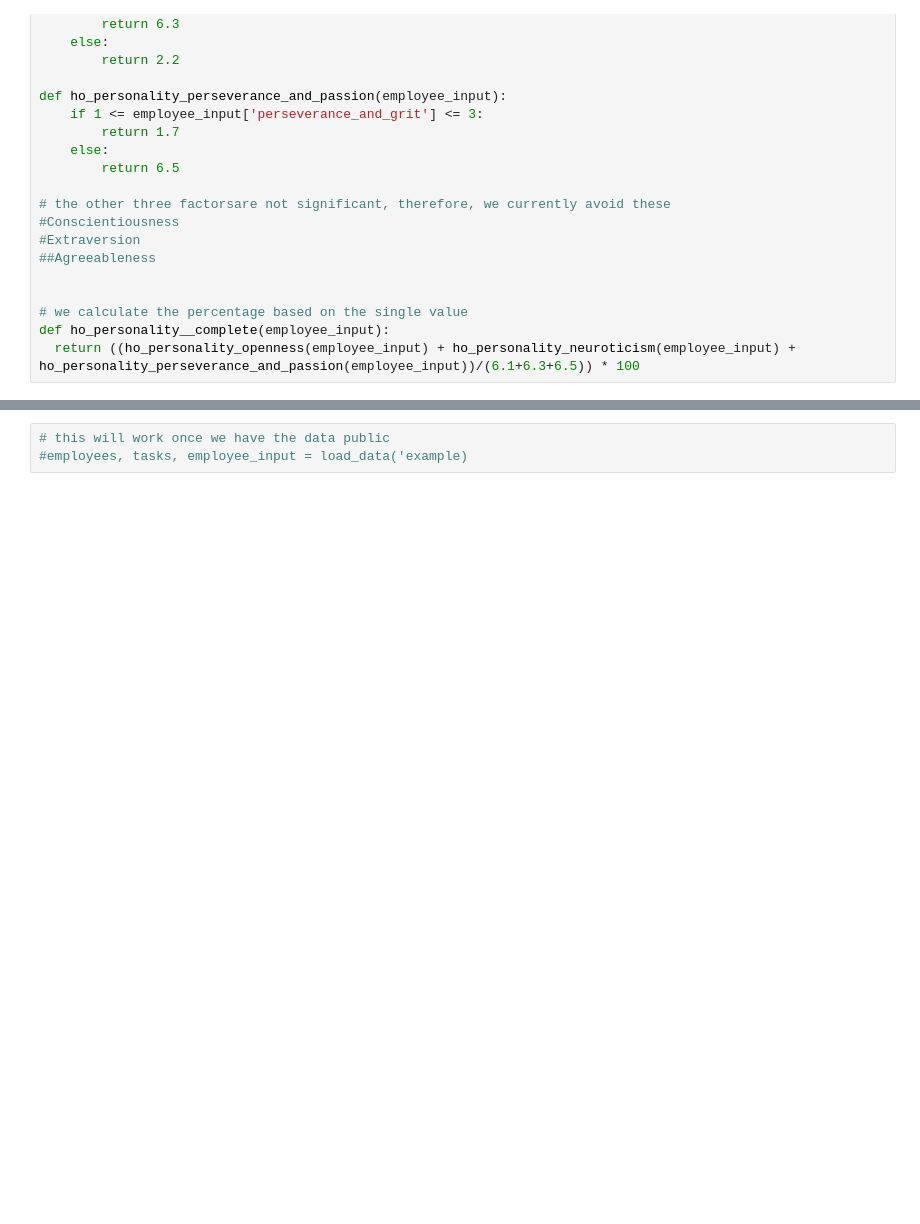
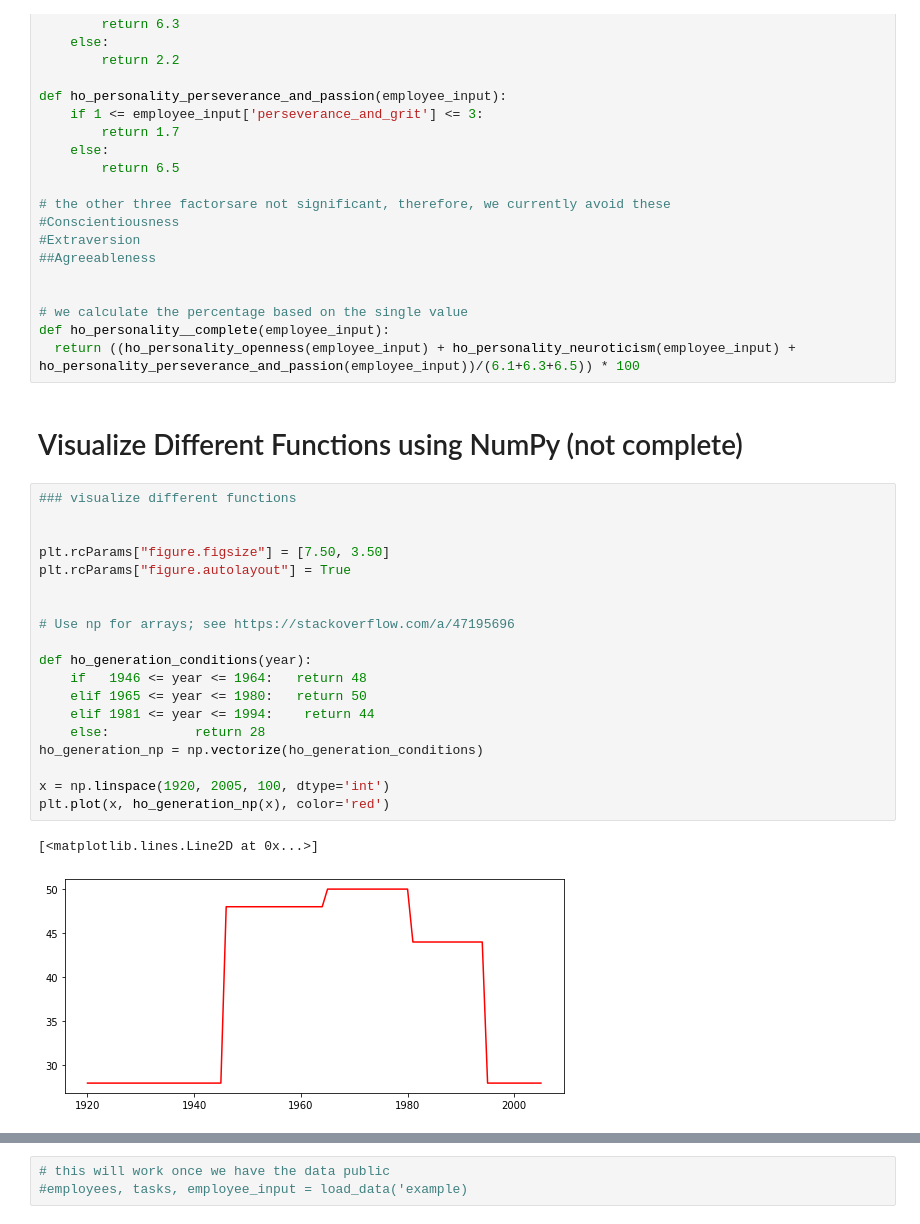
Before and after one commit to jjmatthiesen/HOMPA, a Jupyter notebook: HomeOffice.ipynb, the cells around one changed output, grey strips where cells are left out. Saved outputs shown, nothing was run; the diff lists cells and outputs as text; blank space fills up the shorter version.

Commit message:
Added visualizations to functions

```diff
--- a/HomeOffice.ipynb
+++ b/HomeOffice.ipynb
@@ -174,3 +176,27 @@ def ho_personality_perseverance_and_passion(employee_input):
 # we calculate the percentage based on the single value
 def ho_personality__complete(employee_input):
   return ((ho_personality_openness(employee_input) + ho_personality_neuroticism(employee_input) + ho_personality_perseverance_and_passion(employee_input))/(6.1+6.3+6.5)) * 100
+# %% [markdown]
+# Visualize Different Functions using NumPy (not complete)
+# %%
+### visualize different functions
+
+
+plt.rcParams["figure.figsize"] = [7.50, 3.50]
+plt.rcParams["figure.autolayout"] = True
+
+
+# Use np for arrays; see https://stackoverflow.com/a/47195696
+
+def ho_generation_conditions(year):
+    if   1946 <= year <= 1964:   return 48
+    elif 1965 <= year <= 1980:   return 50
+    elif 1981 <= year <= 1994:    return 44
+    else:           return 28
+ho_generation_np = np.vectorize(ho_generation_conditions)
+
+x = np.linspace(1920, 2005, 100, dtype='int')
+plt.plot(x, ho_generation_np(x), color='red')
+# %% [output]
+[<matplotlib.lines.Line2D at 0x...>]
+[figure, added]
```
Also changed, not shown: parts of 8 cells of this notebook.
